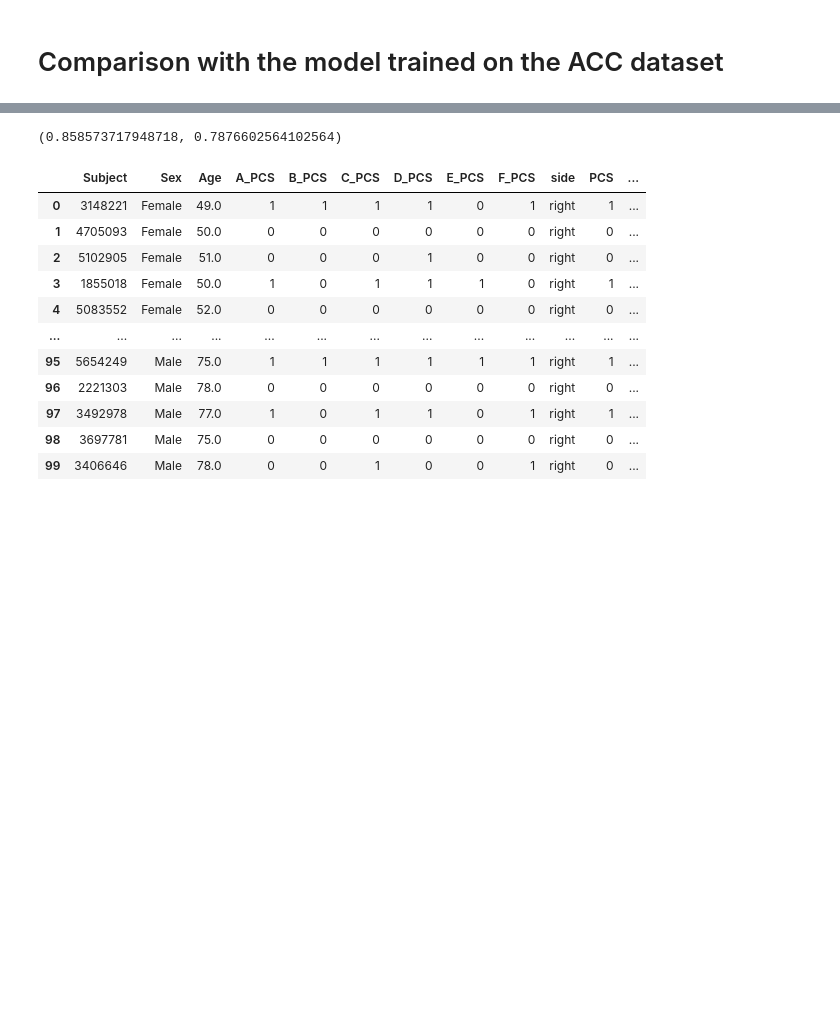
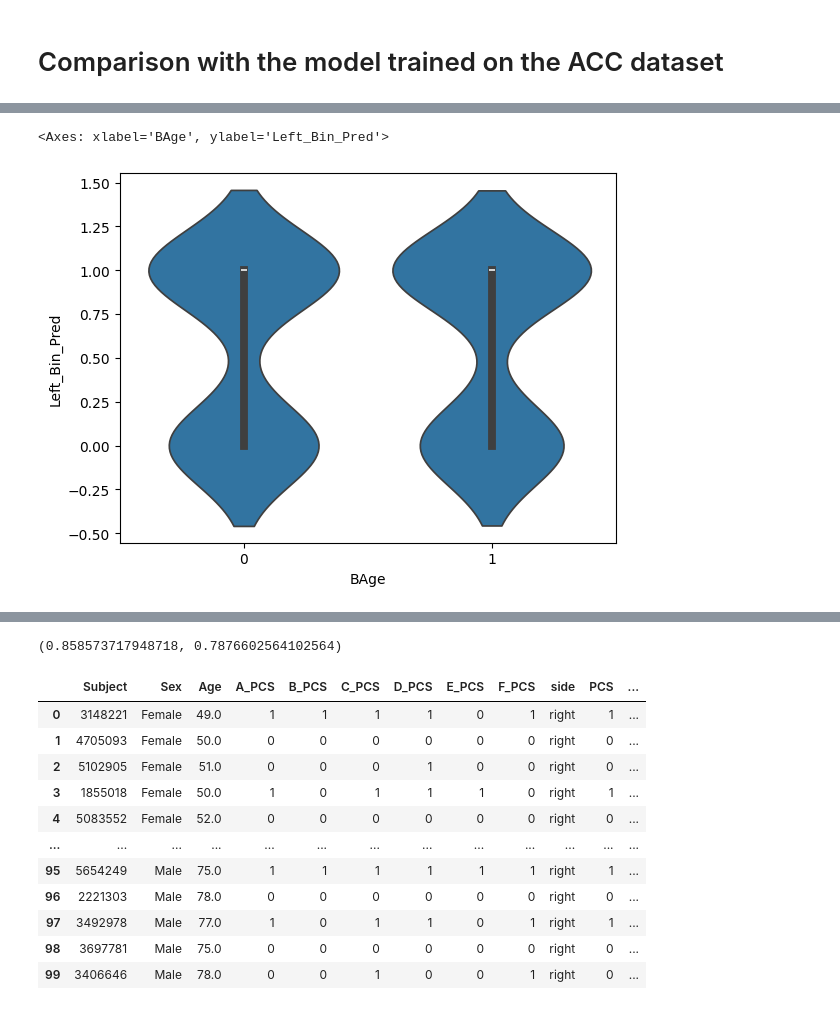
Before and after one commit to neurospin-projects/2024_adufournet_sulcus_genetics, a Jupyter notebook: notebooks/Labellisation/inter_raters_var.ipynb, the cells around one changed output, grey strips where cells are left out. Cells and saved outputs as stored; diff of their text form; code cells hidden in the pictures; blank space fills up the shorter version.

```diff
--- a/notebooks/Labellisation/inter_raters_var.ipynb
+++ b/notebooks/Labellisation/inter_raters_var.ipynb
@@ -246,3 +252,8 @@ all_results_left
+# %%
+sns.violinplot(all_results_left, x="BAge", y="Left_Bin_Pred")
+# %% [output]
+<Axes: xlabel='BAge', ylabel='Left_Bin_Pred'>
+[figure, added]
 # %%
 sns.histplot(all_results_left, x="Left_Prob_Pred", hue="PCS", element="step")
 # %% [output]
```
Also changed, not shown: parts of 12 cells of this notebook, 1 other file.
